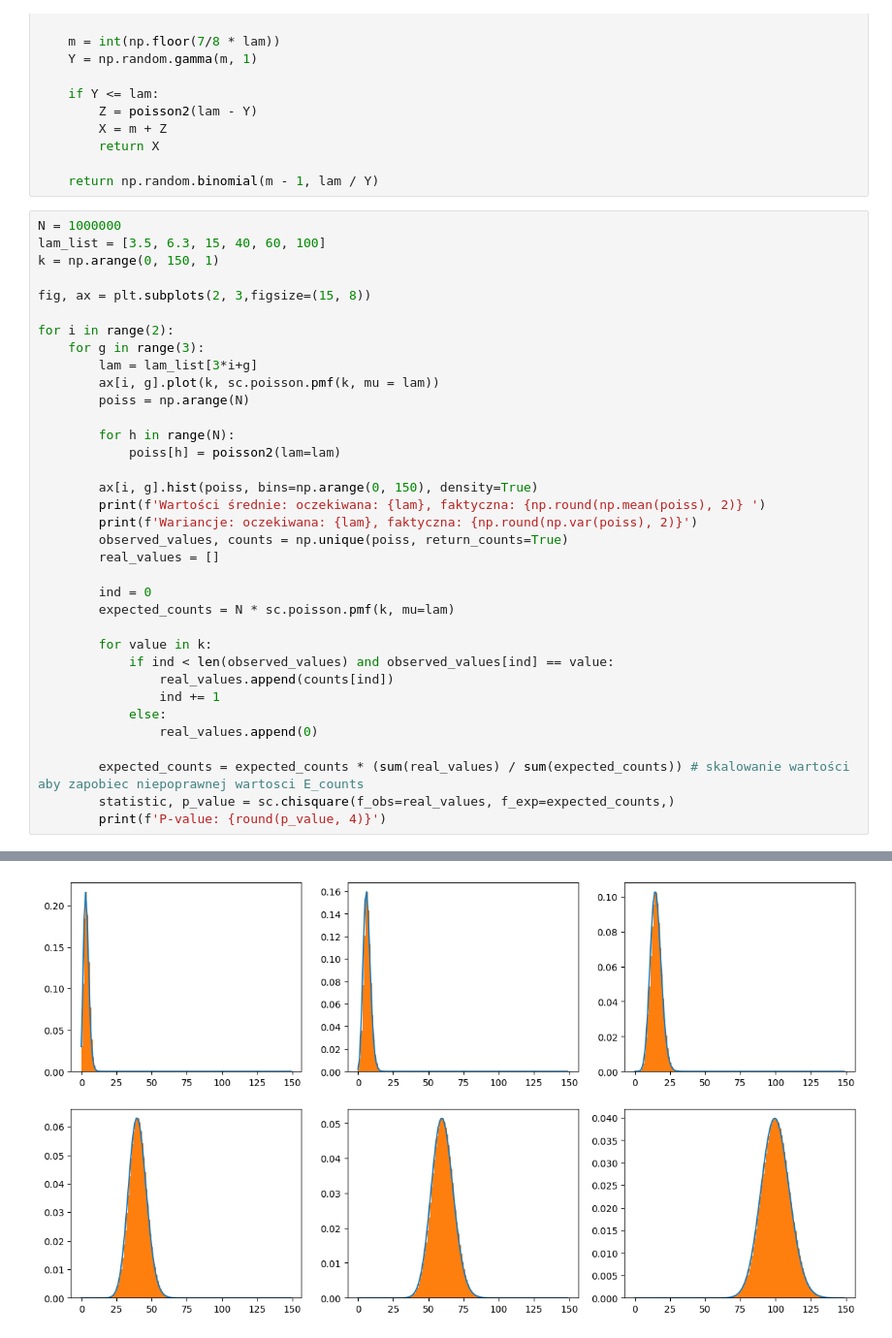
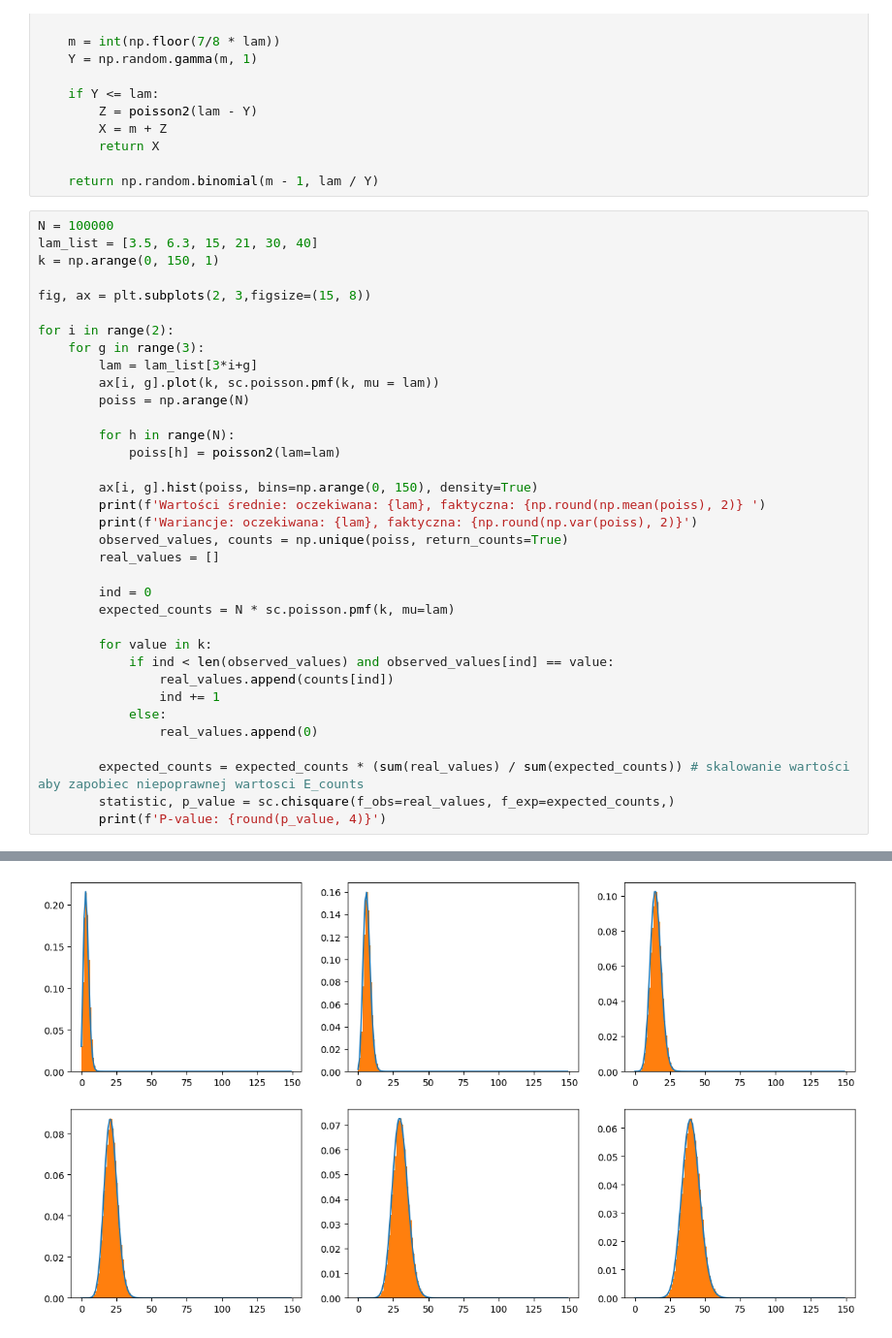
Before and after one commit to KacperPietryka/Symulacje-komputerowe, a Jupyter notebook: lista4 (1).ipynb, the cells around one changed output, grey strips where cells are left out. Shown at 97% size. Cells and saved outputs as stored; diff of their text form.

```diff
--- a/lista4 (1).ipynb
+++ b/lista4 (1).ipynb
@@ -207,8 +209,8 @@ def poisson2(lam):
 
     return np.random.binomial(m - 1, lam / Y)
 # %%
-N = 1000000
-lam_list = [3.5, 6.3, 15, 40, 60, 100]
+N = 100000
+lam_list = [3.5, 6.3, 15, 21, 30, 40]
 k = np.arange(0, 150, 1)
 
 fig, ax = plt.subplots(2, 3,figsize=(15, 8))
@@ -263 +265 @@ P-value: 0.0
-[figure, old version]
+[figure, new version]
```
Also changed, not shown: parts of 5 cells of this notebook.
